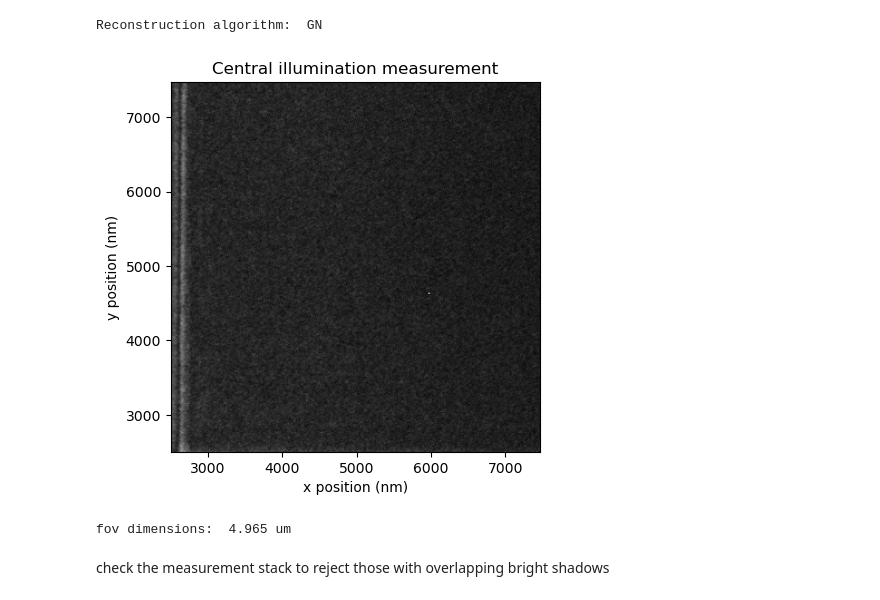
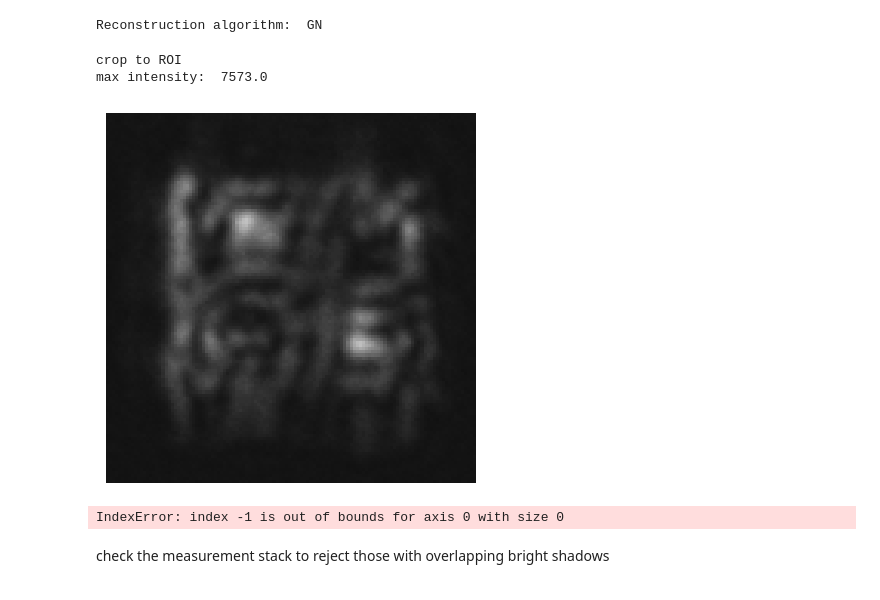
Before and after one commit to ArianaGu/EUV_FPM, a Jupyter notebook: plot_exp.ipynb, the cells around one changed output. Saved outputs shown, nothing was run; the diff lists cells and outputs as text; code cells hidden in the pictures.

```diff
--- a/plot_exp.ipynb
+++ b/plot_exp.ipynb
@@ -8,5 +11,5 @@ import yaml
 # %%
-config_name = 'CD60eb'
+config_name = 'BPRP'
 config_path = f'./configs/recon/{config_name}.yaml'
 with open(config_path, 'r') as f:
     config = yaml.safe_load(f)
@@ -18,11 +21,15 @@ ROI_length = config["ROI_length"]
 recon_alg = config["recon_alg"]
 keyword = config["keyword"]
 ROI_center = config["ROI_center"]
+try:
+    use_ROI = config["use_ROI"]
+except:
+    use_ROI = False
+elliptical_pupil = config["elliptical_pupil"]
 
 if 'full' in config_path:
     full_flag = True
     recon_alg = recon_alg + '_full'
-    ROI_length = roi_size_px
 else:
     full_flag = False
 
@@ -42,39 +78,62 @@ y_m = np.arange(1, roi_size_px + 1) * dx_m
 # todo: find central measurement as a comparison
 
 path = folder + keyword + '.npz'
 data = np.load(path)
 img = data['imgs']
 img = [img[i,:,:] for i in range(img.shape[0])]
 sx = data['sx']
 sy = data['sy']
 
 
 # center crop if using ROI
-if ROI_length < img[0].shape[0]:
+if (ROI_length < img[0].shape[0]) and use_ROI:
+    print('crop to ROI')
     x_m = x_m[ROI_center[0]-int(ROI_length/2):ROI_center[0]+int(ROI_length/2)]
     y_m = y_m[ROI_center[1]-int(ROI_length/2):ROI_center[1]+int(ROI_length/2)]
     img = [i[ROI_center[0]-int(ROI_length/2):ROI_center[0]+int(ROI_length/2),
              ROI_center[1]-int(ROI_length/2):ROI_center[1]+int(ROI_length/2)] for i in img]
-
 
 
 # find the central illumination measurement  with sx = 0 and sy = 0
 center_idx = np.where(np.logical_and(sx == 0, sy == 0))[0][0]
 center_img = img[center_idx]
 
 # plot
+central_crop = 120
+if central_crop is not None:
+    top = center_img.shape[0]//2 - central_crop//2
+    bottom = center_img.shape[0]//2 + central_crop//2
+    left = center_img.shape[1]//2 - central_crop//2
+    right = center_img.shape[1]//2 + central_crop//2
+    center_img = center_img[top:bottom, left:right]
 
+print('max intensity: ', np.max(center_img))
 plt.figure(1)
-plt.imshow(np.sqrt(center_img), extent=[x_m[0]*1e9, x_m[-1]*1e9, y_m[0]*1e9, y_m[-1]*1e9], cmap='gray')
+plt.imshow(center_img,
+        # extent=[x_m[0]*1e9, x_m[-1]*1e9, y_m[0]*1e9, y_m[-1]*1e9],
+        cmap='gray', vmin=0, vmax=10000)
+
+# start_pt = int(ROI_length / 2)
+# end_pt = int(roi_size_px - ROI_length / 2)
+# pts = np.linspace(start_pt, end_pt, 6, dtype=int)
+# xx, yy = np.meshgrid(pts, pts)
+# plt.scatter(xx, yy, color='gray', s=10, marker='o')
+
 plt.xlabel('x position (nm)')
 plt.ylabel('y position (nm)')
-plt.title('Central illumination measurement')
+# plt.title('Central illumination measurement')
+plt.axis('off')
+plt.gca().set_frame_on(False)
 plt.show()
 
+
+
 print('fov dimensions: ', (x_m[-1]-x_m[0])*1e6, 'um')
 # %% [output]
+crop to ROI
+max intensity:  7573.0
-[figure, old version]
+[figure, new version]
-fov dimensions:  4.965 um
+IndexError: index -1 is out of bounds for axis 0 with size 0
 # %% [markdown]
 check the measurement stack to reject those with overlapping bright shadows
 # %%
```
Also changed, not shown: parts of 12 cells of this notebook, 8 other files.
